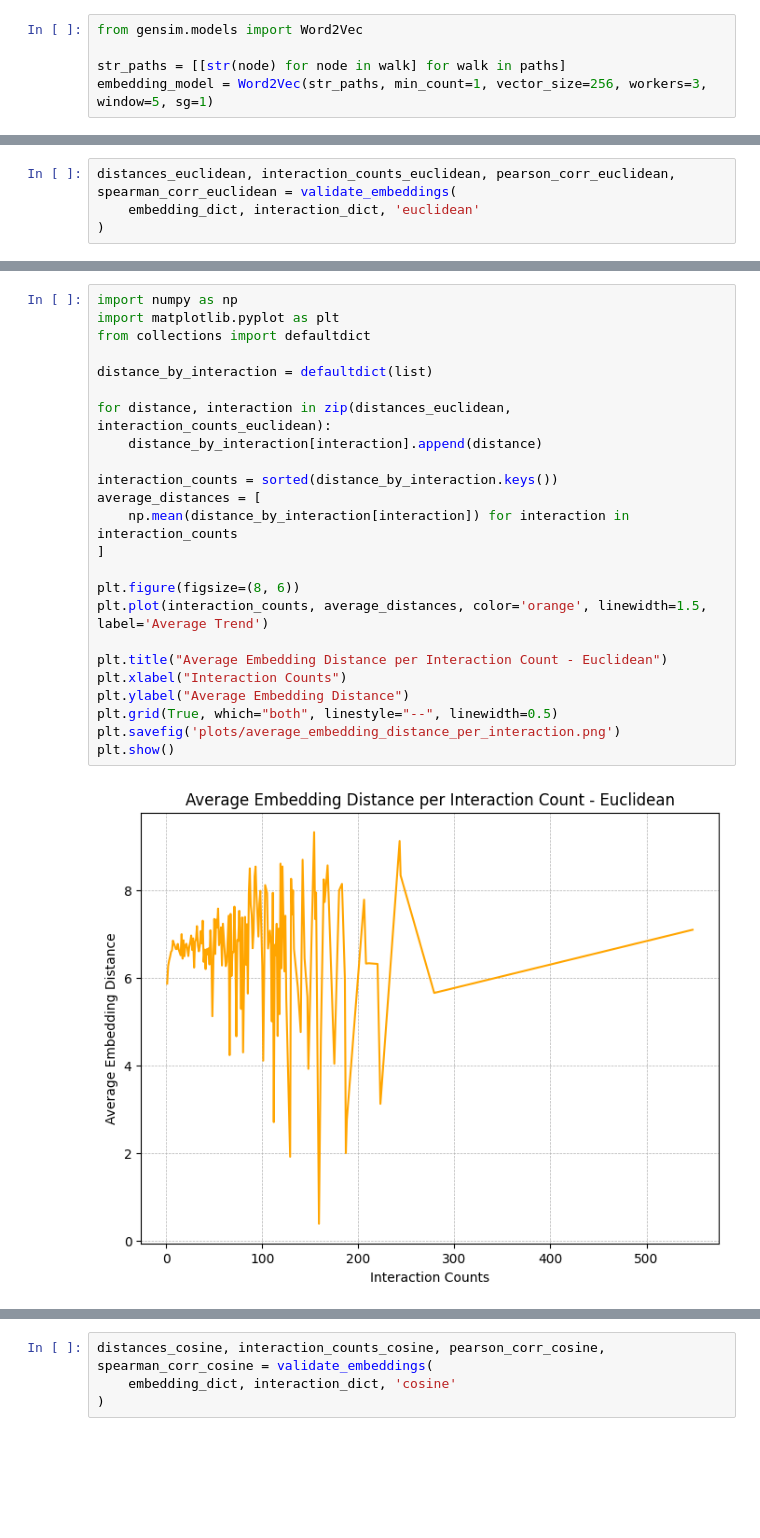
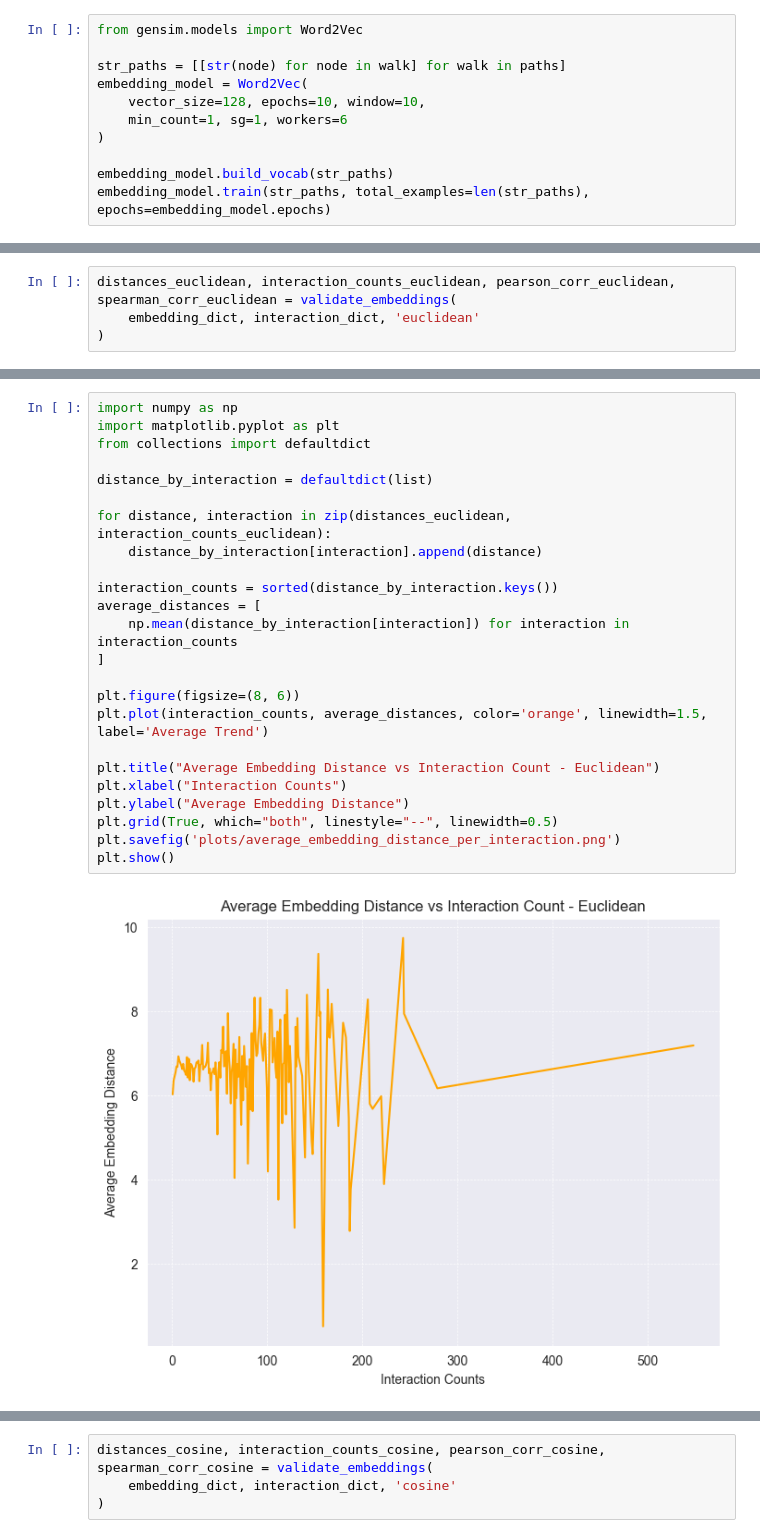
Before and after one commit to ashfaq1701/ctdne, a Jupyter notebook: network_path_embedding.ipynb, the cells around one changed output, grey strips where cells are left out. Saved outputs shown, nothing was run; the diff lists cells and outputs as text; blank space fills up the shorter version.

```diff
--- a/network_path_embedding.ipynb
+++ b/network_path_embedding.ipynb
@@ -101,4 +84,10 @@ min(path_lens), max(path_lens), np.mean(path_lens), np.median(path_lens)
 from gensim.models import Word2Vec
 
 str_paths = [[str(node) for node in walk] for walk in paths]
-embedding_model = Word2Vec(str_paths, min_count=1, vector_size=256, workers=3, window=5, sg=1)
+embedding_model = Word2Vec(
+    vector_size=128, epochs=10, window=10,
+    min_count=1, sg=1, workers=6
+)
+
+embedding_model.build_vocab(str_paths)
+embedding_model.train(str_paths, total_examples=len(str_paths), epochs=embedding_model.epochs)
@@ -169,26 +164,26 @@ plt.show()
 # %%
 import numpy as np
 import matplotlib.pyplot as plt
 from collections import defaultdict
 
 distance_by_interaction = defaultdict(list)
 
 for distance, interaction in zip(distances_euclidean, interaction_counts_euclidean):
     distance_by_interaction[interaction].append(distance)
 
 interaction_counts = sorted(distance_by_interaction.keys())
 average_distances = [
     np.mean(distance_by_interaction[interaction]) for interaction in interaction_counts
 ]
 
 plt.figure(figsize=(8, 6))
 plt.plot(interaction_counts, average_distances, color='orange', linewidth=1.5, label='Average Trend')
 
-plt.title("Average Embedding Distance per Interaction Count - Euclidean")
+plt.title("Average Embedding Distance vs Interaction Count - Euclidean")
 plt.xlabel("Interaction Counts")
 plt.ylabel("Average Embedding Distance")
 plt.grid(True, which="both", linestyle="--", linewidth=0.5)
 plt.savefig('plots/average_embedding_distance_per_interaction.png')
 plt.show()
 # %% [output]
-[figure, old version]
+[figure, new version]
```
Also changed, not shown: parts of 21 cells of this notebook, 1 other file.
